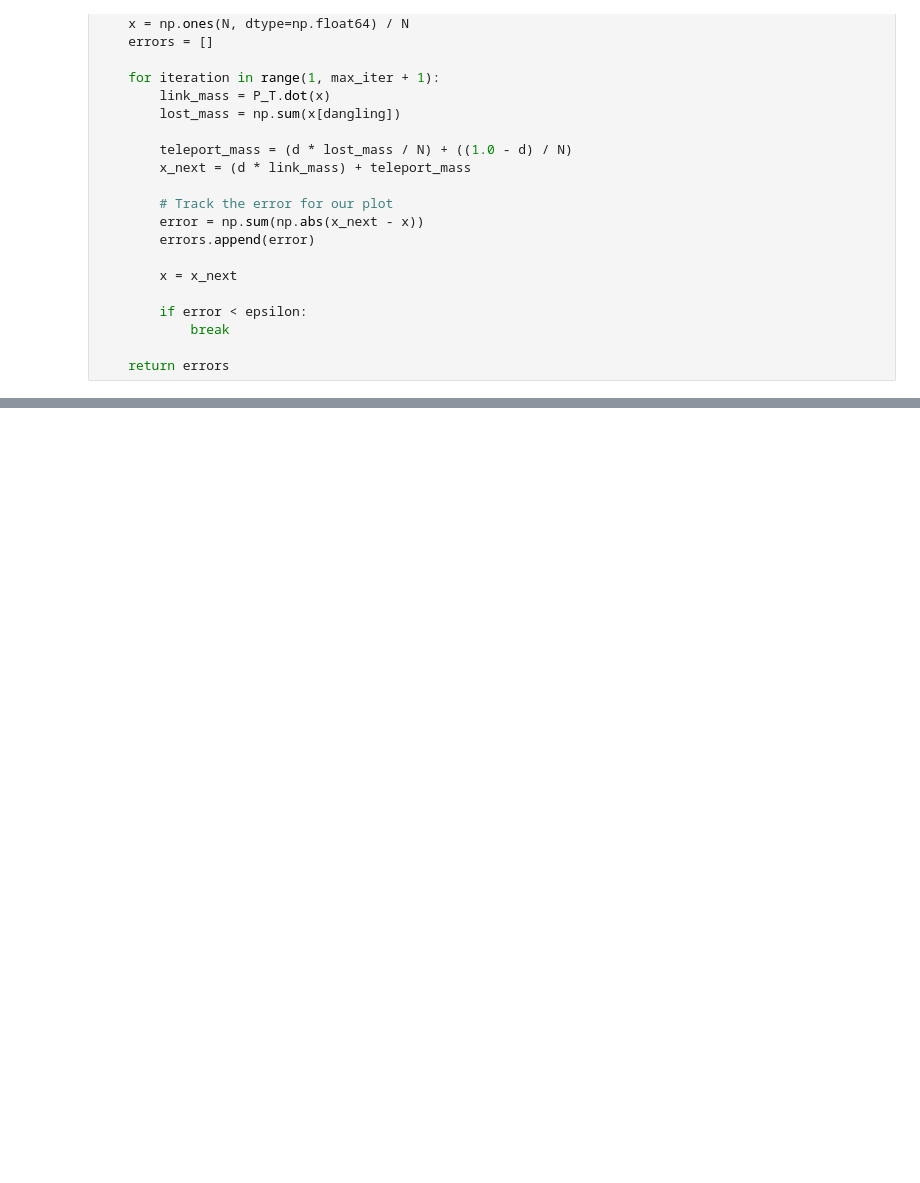
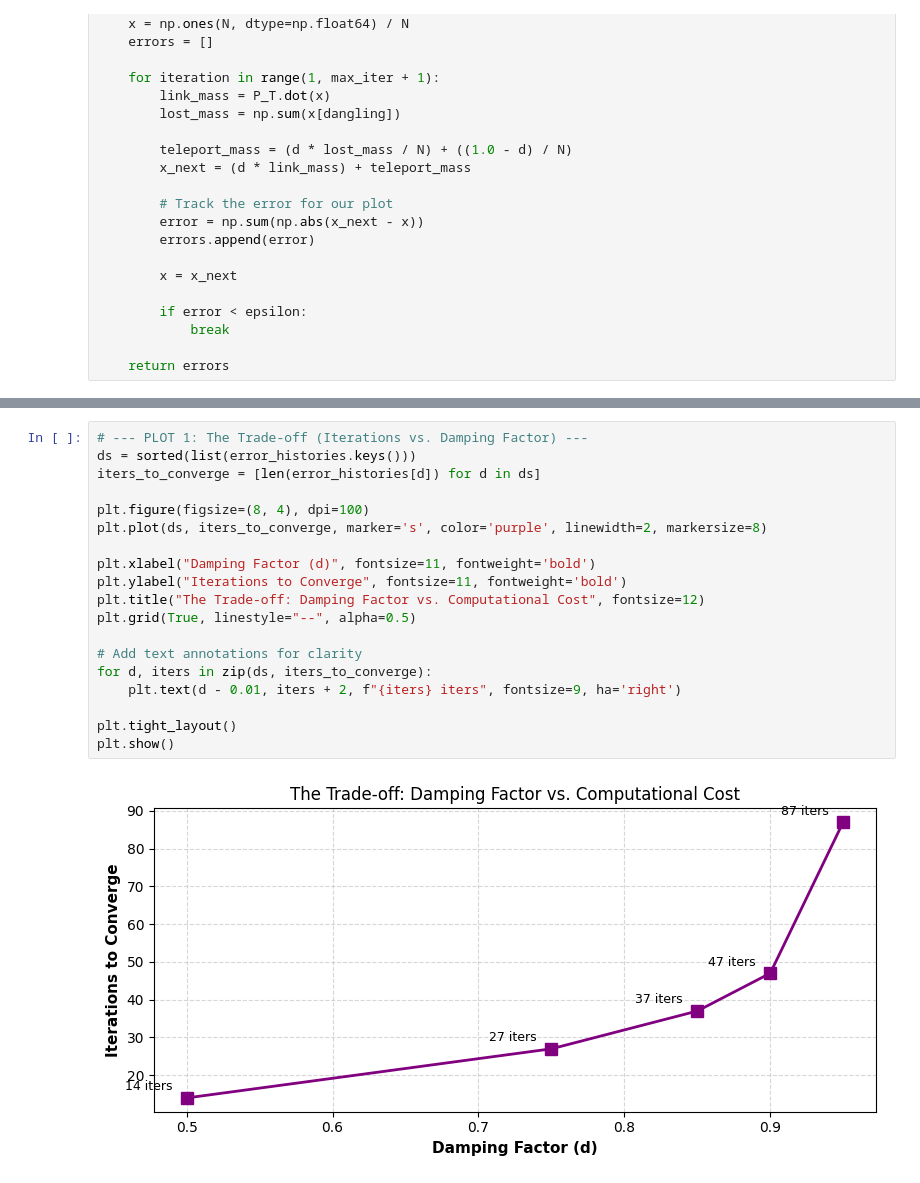
Before and after one commit to Than0316/cp_18_pagerank, a Jupyter notebook: dumping_number_analysis.ipynb, the cells around one changed output, grey strips where cells are left out. Saved outputs shown, nothing was run; the diff lists cells and outputs as text; blank space fills up the shorter version.

```diff
--- a/dumping_number_analysis.ipynb
+++ b/dumping_number_analysis.ipynb
@@ -95,0 +123,21 @@ Running simulations...
+# %%
+# --- PLOT 1: The Trade-off (Iterations vs. Damping Factor) ---
+ds = sorted(list(error_histories.keys()))
+iters_to_converge = [len(error_histories[d]) for d in ds]
+
+plt.figure(figsize=(8, 4), dpi=100)
+plt.plot(ds, iters_to_converge, marker='s', color='purple', linewidth=2, markersize=8)
+
+plt.xlabel("Damping Factor (d)", fontsize=11, fontweight='bold')
+plt.ylabel("Iterations to Converge", fontsize=11, fontweight='bold')
+plt.title("The Trade-off: Damping Factor vs. Computational Cost", fontsize=12)
+plt.grid(True, linestyle="--", alpha=0.5)
+
+# Add text annotations for clarity
+for d, iters in zip(ds, iters_to_converge):
+    plt.text(d - 0.01, iters + 2, f"{iters} iters", fontsize=9, ha='right')
+
+plt.tight_layout()
+plt.show()
+# %% [output]
+[figure, added]
```
Also changed, not shown: parts of 6 cells of this notebook.
